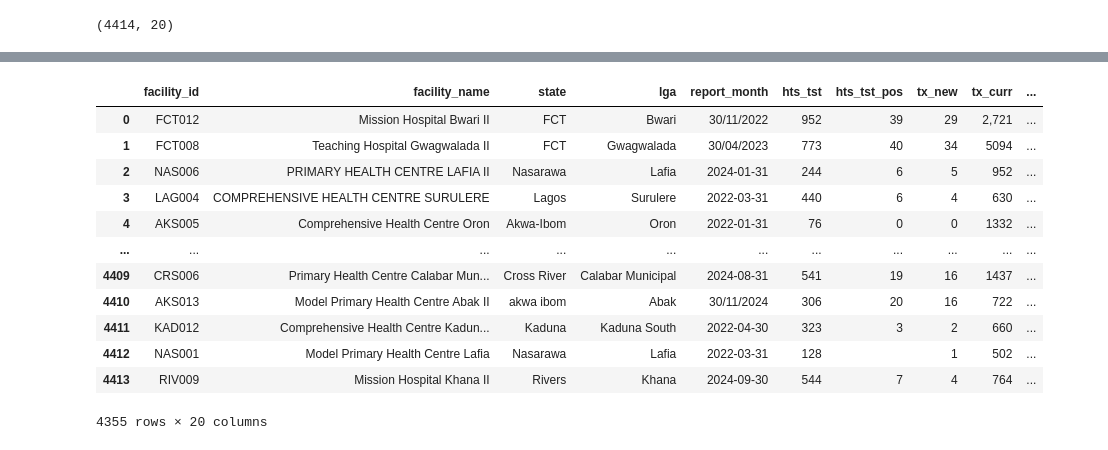
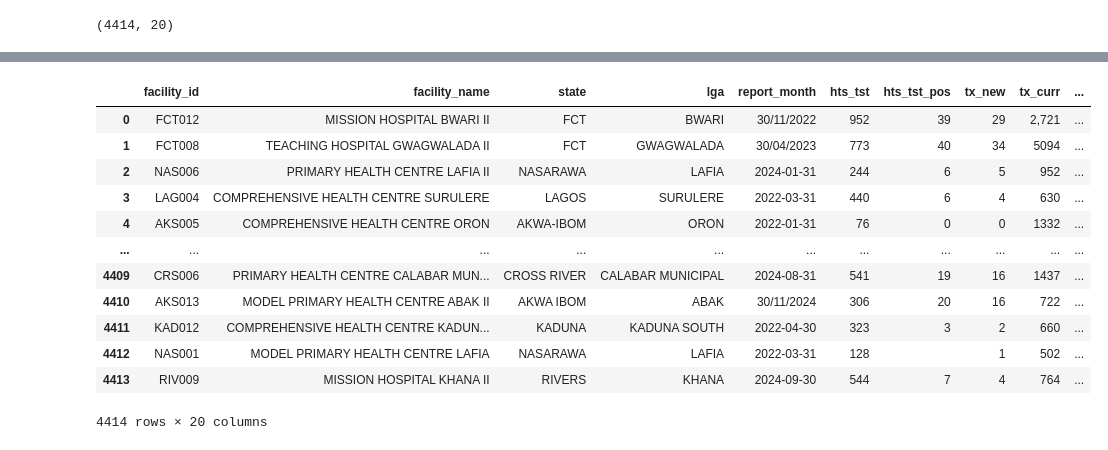
Before and after one commit to AlozieCollins/Intern-dataset-work, a Jupyter notebook: work.ipynb, the cells around one changed output, grey strips where cells are left out. Drawn from its saved outputs; the diff is of its cells as text; code cells hidden in the pictures.

```diff
--- a/work.ipynb
+++ b/work.ipynb
@@ -69,4 +67,0 @@ df[df["vl_suppressed"].isna()]
-# %%
-df["vl_suppressed"] = df["vl_suppressed"].fillna(0)
-# %%
-df["hts_tst"] = df["hts_tst"].fillna(0)
@@ -89,17 +68,22 @@ df[df["facility_id"].duplicated() ==1]
-# %%
-df = df.drop_duplicates()
-df
-# %% [output]
-|  | facility_id | facility_name | state | lga | report_month | hts_tst | hts_tst_pos | tx_new | tx_curr | ... |
-| 0 | FCT012 | Mission Hospital Bwari II | FCT | Bwari | 30/11/2022 | 952 | 39 | 29 | 2,721 | ... |
-| 1 | FCT008 | Teaching Hospital Gwagwalada II | FCT | Gwagwalada | 30/04/2023 | 773 | 40 | 34 | 5094 | ... |
-| 2 | NAS006 | PRIMARY HEALTH CENTRE LAFIA II | Nasarawa | Lafia | 2024-01-31 | 244 | 6 | 5 | 952 | ... |
-| 3 | LAG004 | COMPREHENSIVE HEALTH CENTRE SURULERE | Lagos | Surulere | 2022-03-31 | 440 | 6 | 4 | 630 | ... |
-| 4 | AKS005 | Comprehensive Health Centre Oron | Akwa-Ibom | Oron | 2022-01-31 | 76 | 0 | 0 | 1332 | ... |
-| ... | ... | ... | ... | ... | ... | ... | ... | ... | ... | ... |
-| 4409 | CRS006 | Primary Health Centre Calabar Mun... | Cross River | Calabar Municipal | 2024-08-31 | 541 | 19 | 16 | 1437 | ... |
-| 4410 | AKS013 | Model Primary Health Centre Abak II | akwa ibom | Abak | 30/11/2024 | 306 | 20 | 16 | 722 | ... |
-| 4411 | KAD012 | Comprehensive Health Centre Kadun... | Kaduna | Kaduna South | 2022-04-30 | 323 | 3 | 2 | 660 | ... |
-| 4412 | NAS001 | Model Primary Health Centre Lafia | Nasarawa | Lafia | 2022-03-31 | 128 |  | 1 | 502 | ... |
-| 4413 | RIV009 | Mission Hospital Khana II | Rivers | Khana | 2024-09-30 | 544 | 7 | 4 | 764 | ... |
-4355 rows × 20 columns
+# %%
+# Organizing the facility name, states and, facility id's
+
+df["state"] = df["state"].str.strip().str.upper()
+df["facility_name"]= df["facility_name"].str.strip().str.upper()
+df["facility_id"]= df["facility_id"].str.strip().str.upper()
+df["lga"]= df["lga"].str.strip().str.upper()
+df
+# %% [output]
+|  | facility_id | facility_name | state | lga | report_month | hts_tst | hts_tst_pos | tx_new | tx_curr | ... |
+| 0 | FCT012 | MISSION HOSPITAL BWARI II | FCT | BWARI | 30/11/2022 | 952 | 39 | 29 | 2,721 | ... |
+| 1 | FCT008 | TEACHING HOSPITAL GWAGWALADA II | FCT | GWAGWALADA | 30/04/2023 | 773 | 40 | 34 | 5094 | ... |
+| 2 | NAS006 | PRIMARY HEALTH CENTRE LAFIA II | NASARAWA | LAFIA | 2024-01-31 | 244 | 6 | 5 | 952 | ... |
+| 3 | LAG004 | COMPREHENSIVE HEALTH CENTRE SURULERE | LAGOS | SURULERE | 2022-03-31 | 440 | 6 | 4 | 630 | ... |
+| 4 | AKS005 | COMPREHENSIVE HEALTH CENTRE ORON | AKWA-IBOM | ORON | 2022-01-31 | 76 | 0 | 0 | 1332 | ... |
+| ... | ... | ... | ... | ... | ... | ... | ... | ... | ... | ... |
+| 4409 | CRS006 | PRIMARY HEALTH CENTRE CALABAR MUN... | CROSS RIVER | CALABAR MUNICIPAL | 2024-08-31 | 541 | 19 | 16 | 1437 | ... |
+| 4410 | AKS013 | MODEL PRIMARY HEALTH CENTRE ABAK II | AKWA IBOM | ABAK | 30/11/2024 | 306 | 20 | 16 | 722 | ... |
+| 4411 | KAD012 | COMPREHENSIVE HEALTH CENTRE KADUN... | KADUNA | KADUNA SOUTH | 2022-04-30 | 323 | 3 | 2 | 660 | ... |
+| 4412 | NAS001 | MODEL PRIMARY HEALTH CENTRE LAFIA | NASARAWA | LAFIA | 2022-03-31 | 128 |  | 1 | 502 | ... |
+| 4413 | RIV009 | MISSION HOSPITAL KHANA II | RIVERS | KHANA | 2024-09-30 | 544 | 7 | 4 | 764 | ... |
+4414 rows × 20 columns
```
Also changed, not shown: parts of 7 cells of this notebook, 1 other file.
